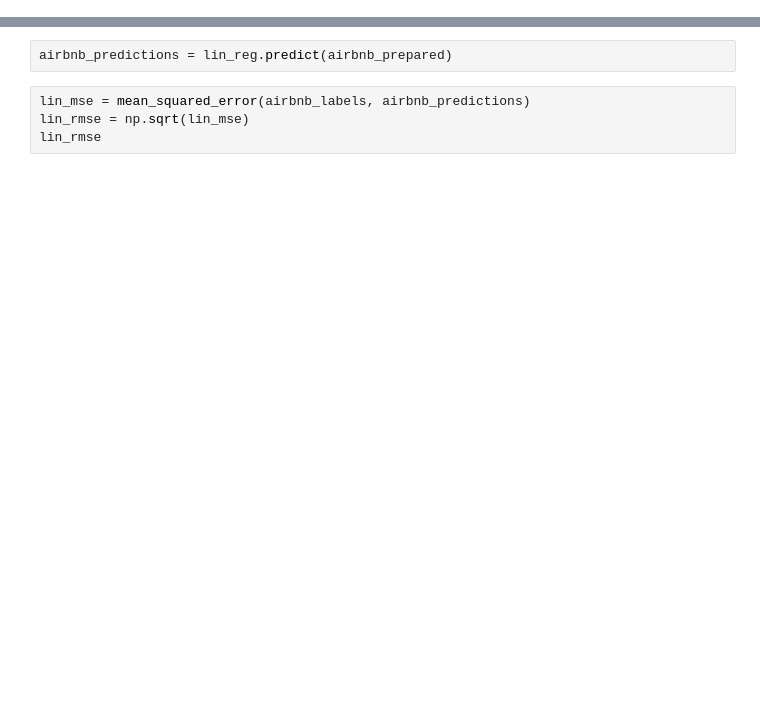
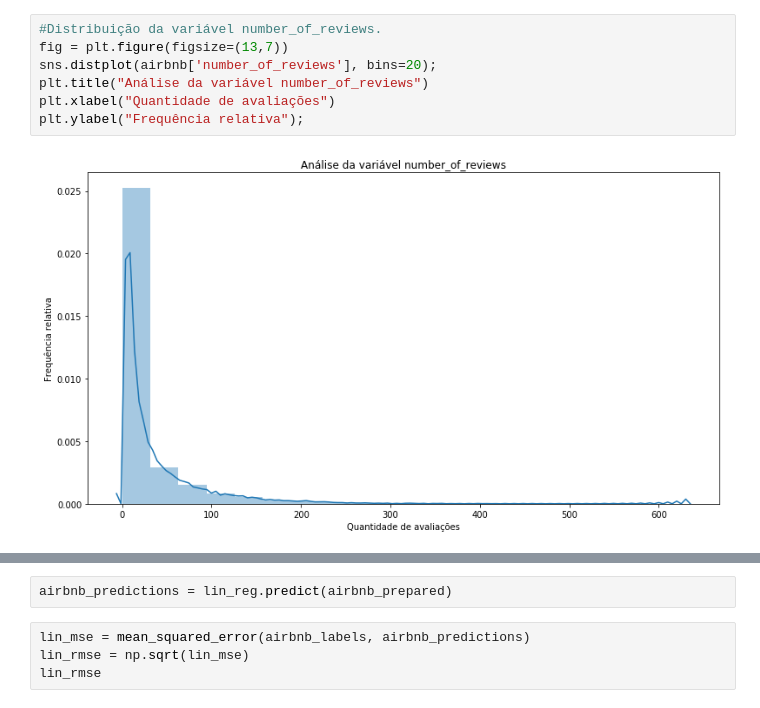
Before and after one commit to cicerotcv/P3_CienciaDados_2019.2, a Jupyter notebook: 01 Regressão Linear.ipynb, the cells around one changed output, grey strips where cells are left out. Drawn from its saved outputs; the diff is of its cells as text; blank space fills up the shorter version.

```diff
--- a/01 Regressão Linear.ipynb
+++ b/01 Regressão Linear.ipynb
@@ -106,0 +172,9 @@ some_data_prepared = full_pipeline.transform(some_data)
+# %%
+#Distribuição da variável number_of_reviews.
+fig = plt.figure(figsize=(13,7))
+sns.distplot(airbnb['number_of_reviews'], bins=20);
+plt.title("Análise da variável number_of_reviews")
+plt.xlabel("Quantidade de avaliações")
+plt.ylabel("Frequência relativa");
+# %% [output]
+[figure, added]
```
Also changed, not shown: parts of 94 cells of this notebook.
